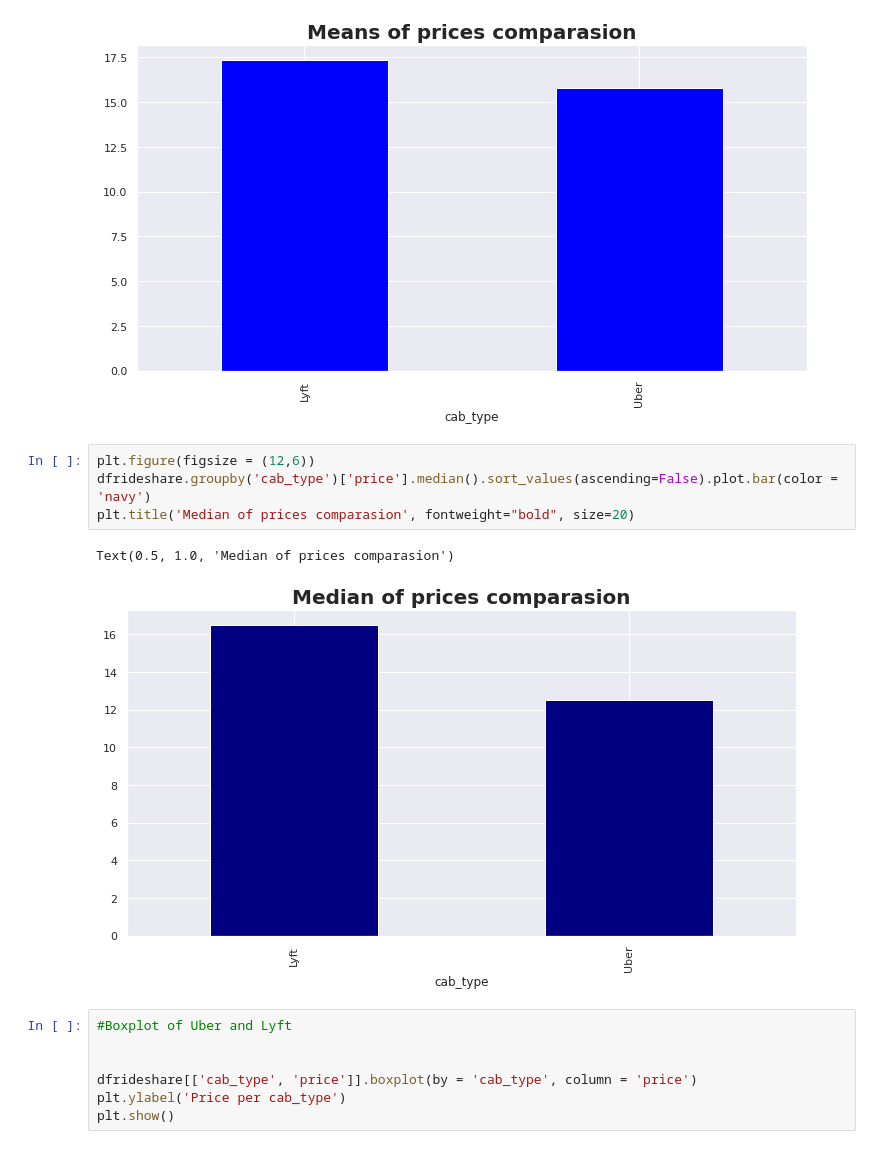
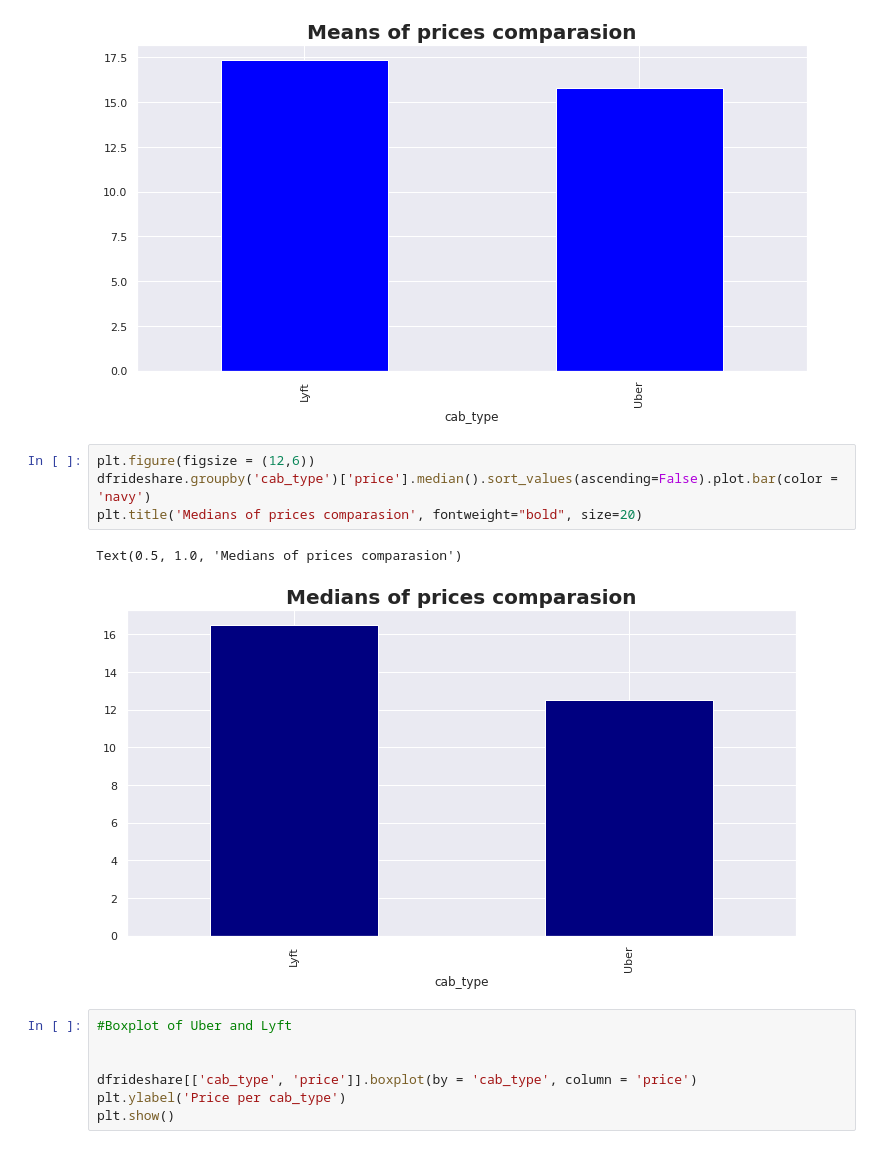
Before and after one commit to liliya2022/Python-Data-Analysis-Project, a Jupyter notebook: Python_Data_Analysis_Project_Final.ipynb, the cells around one changed output. Drawn from its saved outputs; the diff is of its cells as text.

```diff
--- a/Python_Data_Analysis_Project_Final.ipynb
+++ b/Python_Data_Analysis_Project_Final.ipynb
@@ -300,10 +300,10 @@ Text(0.5, 1.0, 'Means of prices comparasion')
 # %%
 plt.figure(figsize = (12,6))
 dfrideshare.groupby('cab_type')['price'].median().sort_values(ascending=False).plot.bar(color = 'navy')
-plt.title('Median of prices comparasion', fontweight="bold", size=20)
+plt.title('Medians of prices comparasion', fontweight="bold", size=20)
 # %% [output]
-Text(0.5, 1.0, 'Median of prices comparasion')
+Text(0.5, 1.0, 'Medians of prices comparasion')
-[figure, old version]
+[figure, new version]
 # %%
 #Boxplot of Uber and Lyft
 
```
Also changed, not shown: parts of 1 cell of this notebook.
